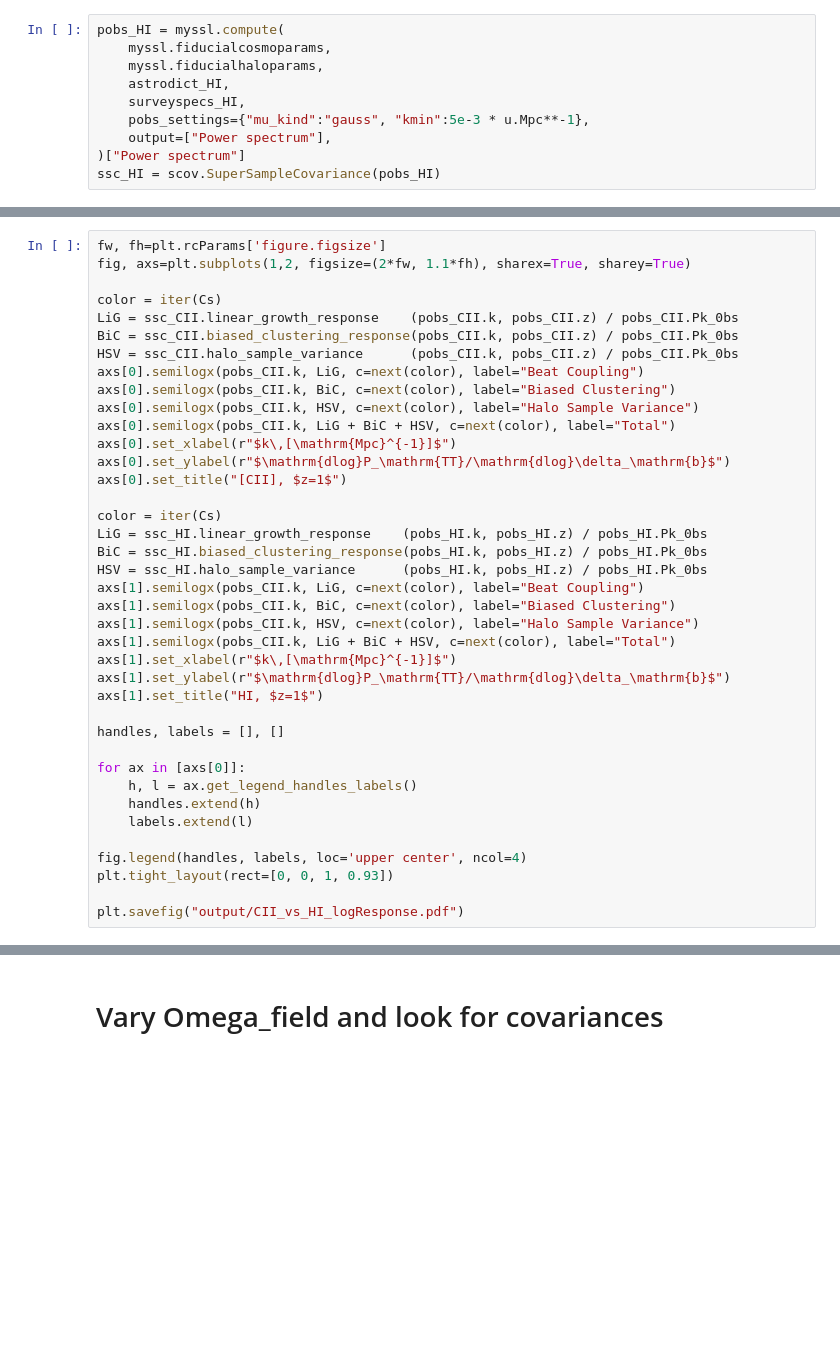
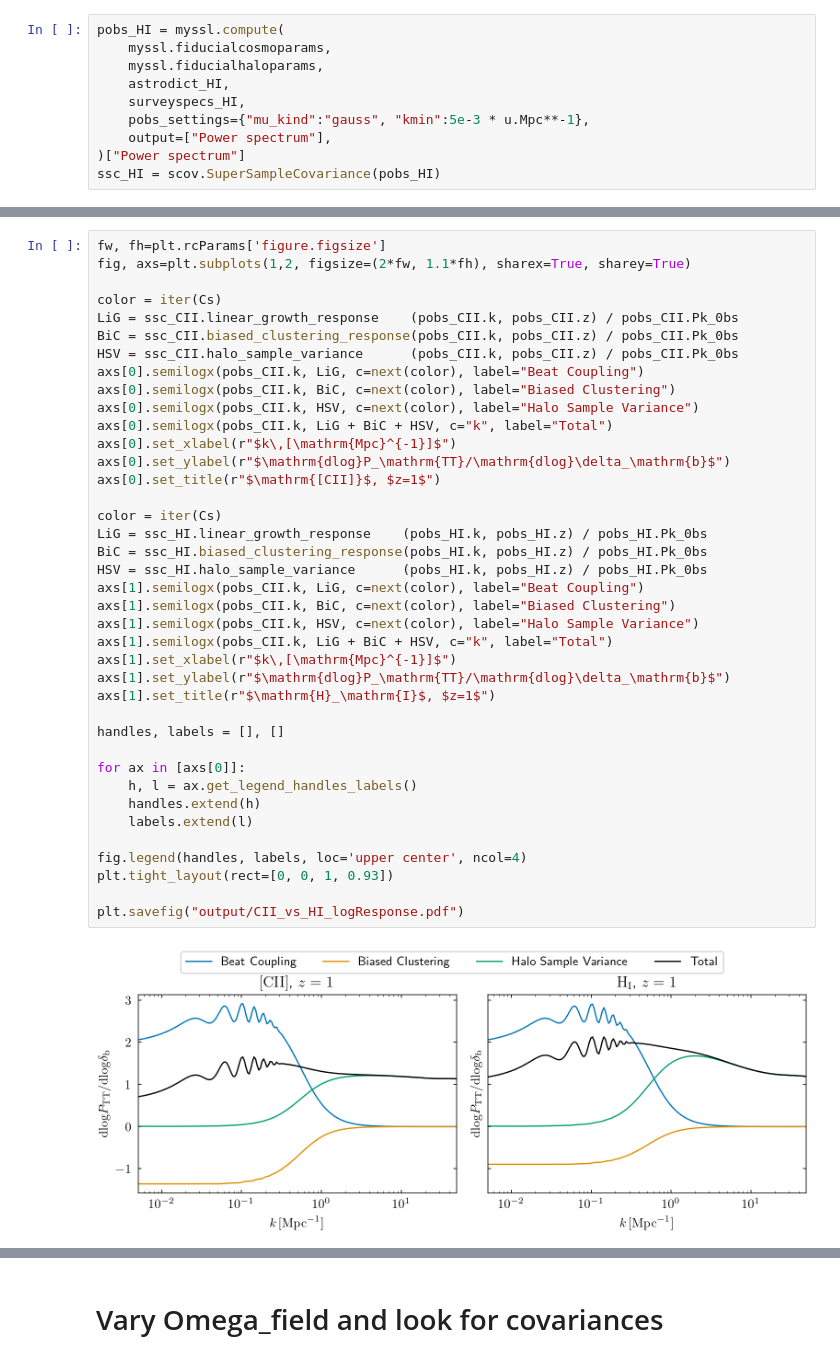
Before and after one commit to Sefa76/SSLimPy, a Jupyter notebook: notebooks/SSLimPy_Demo_Covariances.ipynb, the cells around one changed output, grey strips where cells are left out. Cells and saved outputs as stored; diff of their text form; blank space fills up the shorter version.

```diff
--- a/notebooks/SSLimPy_Demo_Covariances.ipynb
+++ b/notebooks/SSLimPy_Demo_Covariances.ipynb
@@ -327,34 +403,36 @@ color = iter(Cs)
 LiG = ssc_CII.linear_growth_response    (pobs_CII.k, pobs_CII.z) / pobs_CII.Pk_0bs
 BiC = ssc_CII.biased_clustering_response(pobs_CII.k, pobs_CII.z) / pobs_CII.Pk_0bs
 HSV = ssc_CII.halo_sample_variance      (pobs_CII.k, pobs_CII.z) / pobs_CII.Pk_0bs
 axs[0].semilogx(pobs_CII.k, LiG, c=next(color), label="Beat Coupling")
 axs[0].semilogx(pobs_CII.k, BiC, c=next(color), label="Biased Clustering")
 axs[0].semilogx(pobs_CII.k, HSV, c=next(color), label="Halo Sample Variance")
-axs[0].semilogx(pobs_CII.k, LiG + BiC + HSV, c=next(color), label="Total")
+axs[0].semilogx(pobs_CII.k, LiG + BiC + HSV, c="k", label="Total")
 axs[0].set_xlabel(r"$k\,[\mathrm{Mpc}^{-1}]$")
 axs[0].set_ylabel(r"$\mathrm{dlog}P_\mathrm{TT}/\mathrm{dlog}\delta_\mathrm{b}$")
-axs[0].set_title("[CII], $z=1$")
+axs[0].set_title(r"$\mathrm{[CII]}$, $z=1$")
 
 color = iter(Cs)
 LiG = ssc_HI.linear_growth_response    (pobs_HI.k, pobs_HI.z) / pobs_HI.Pk_0bs
 BiC = ssc_HI.biased_clustering_response(pobs_HI.k, pobs_HI.z) / pobs_HI.Pk_0bs
 HSV = ssc_HI.halo_sample_variance      (pobs_HI.k, pobs_HI.z) / pobs_HI.Pk_0bs
 axs[1].semilogx(pobs_CII.k, LiG, c=next(color), label="Beat Coupling")
 axs[1].semilogx(pobs_CII.k, BiC, c=next(color), label="Biased Clustering")
 axs[1].semilogx(pobs_CII.k, HSV, c=next(color), label="Halo Sample Variance")
-axs[1].semilogx(pobs_CII.k, LiG + BiC + HSV, c=next(color), label="Total")
+axs[1].semilogx(pobs_CII.k, LiG + BiC + HSV, c="k", label="Total")
 axs[1].set_xlabel(r"$k\,[\mathrm{Mpc}^{-1}]$")
 axs[1].set_ylabel(r"$\mathrm{dlog}P_\mathrm{TT}/\mathrm{dlog}\delta_\mathrm{b}$")
-axs[1].set_title("HI, $z=1$")
+axs[1].set_title(r"$\mathrm{H}_\mathrm{I}$, $z=1$")
 
 handles, labels = [], []
 
 for ax in [axs[0]]:
     h, l = ax.get_legend_handles_labels()
     handles.extend(h)
     labels.extend(l)
 
 fig.legend(handles, labels, loc='upper center', ncol=4)
 plt.tight_layout(rect=[0, 0, 1, 0.93])
 
 plt.savefig("output/CII_vs_HI_logResponse.pdf")
+# %% [output]
+[figure, added]
```
Also changed, not shown: parts of 23 cells of this notebook, 7 other files.
